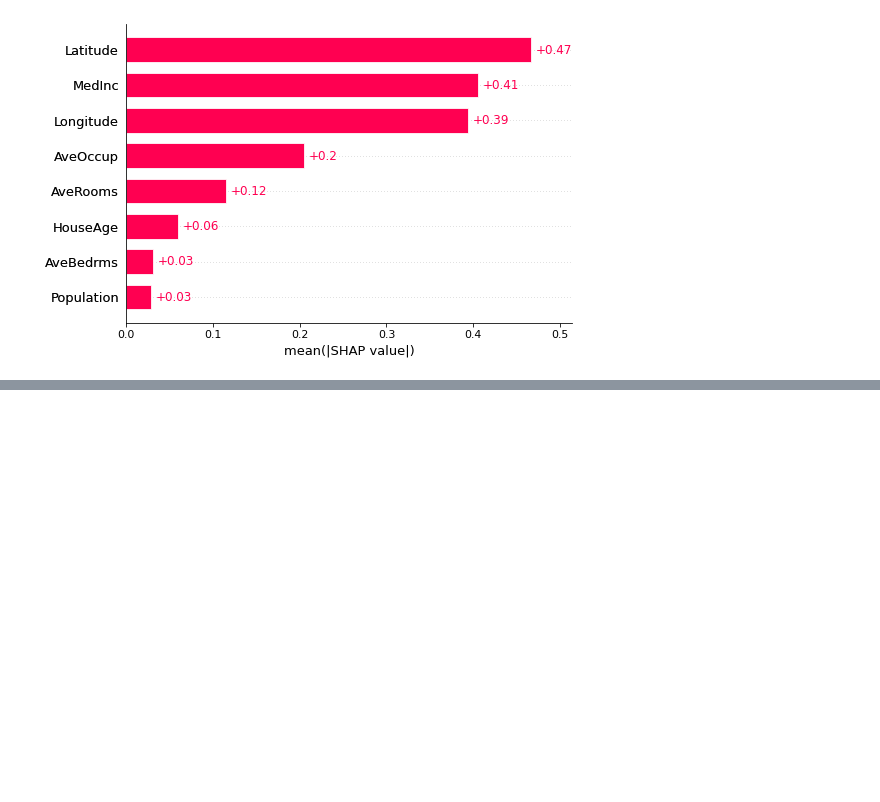
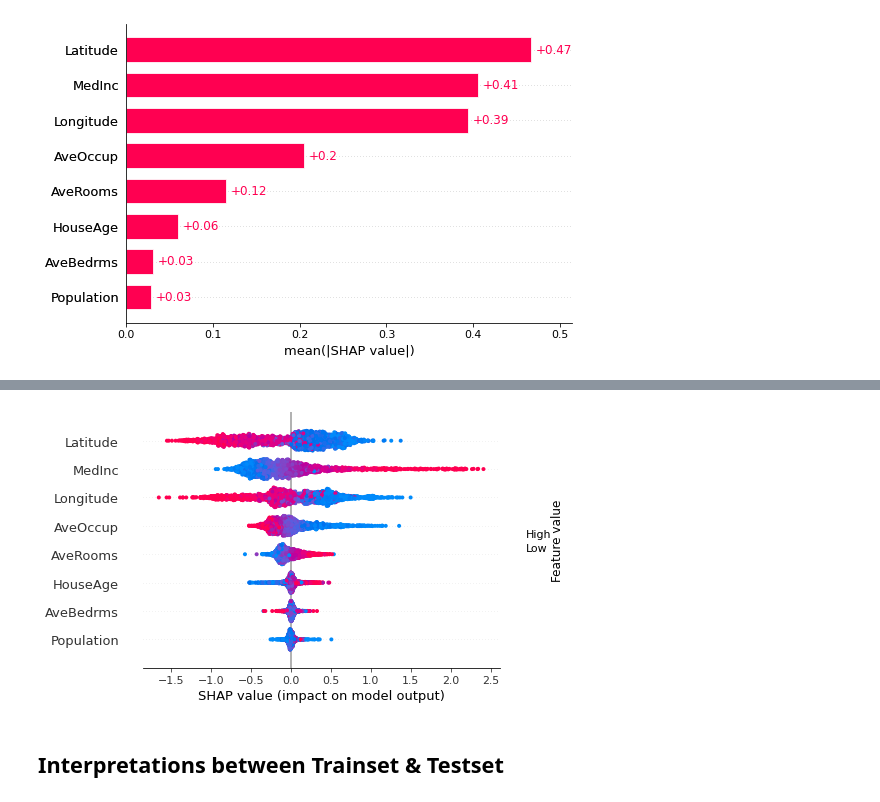
Before and after one commit to simonjisu/FeatureInteractionTree, a Jupyter notebook: notebooks/Finer Granularity Explanation.ipynb, the cells around one changed output, grey strips where cells are left out. Saved outputs shown, nothing was run; the diff lists cells and outputs as text; code cells hidden in the pictures; blank space fills up the shorter version.

```diff
--- a/notebooks/Finer Granularity Explanation.ipynb
+++ b/notebooks/Finer Granularity Explanation.ipynb
@@ -243,0 +266,6 @@ shap.plots.bar(shap_values)
+# %%
+shap.summary_plot(test_sv)
+# %% [output]
+[figure, added]
+# %% [markdown]
+## Interpretations between Trainset & Testset
```
Also changed, not shown: parts of 17 cells of this notebook, 4 other files.
